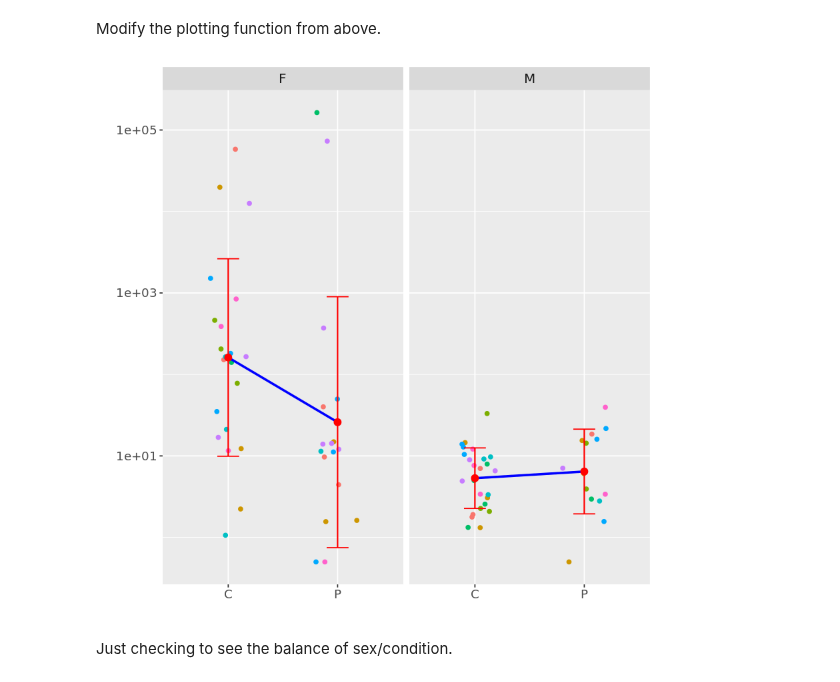
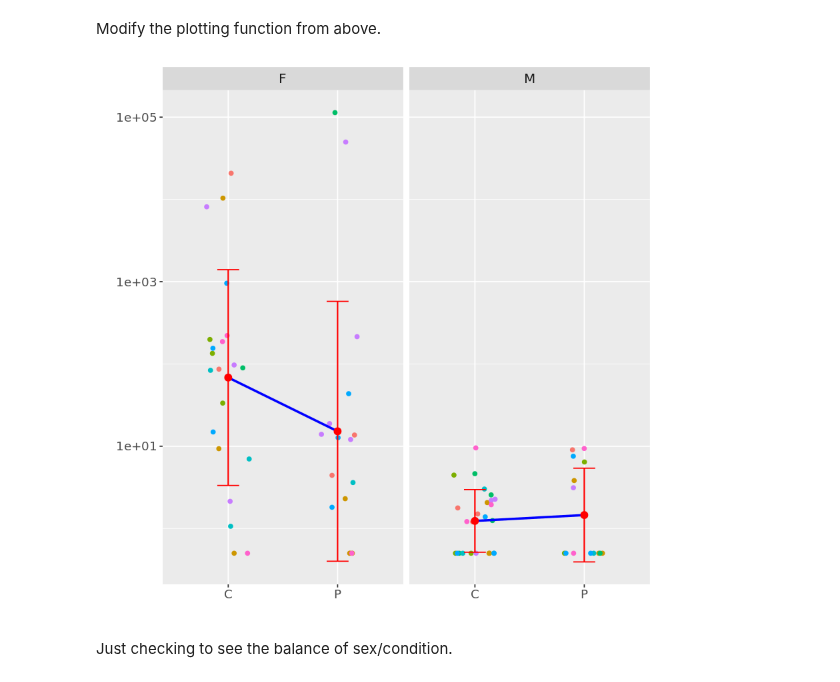
Before and after one commit to tepoltlab/RhithroLoxo_DE, a Jupyter notebook: juptyer_notebooks/DESeq2_RhithroLoxo.ipynb, the cells around one changed output. Saved outputs shown, nothing was run; the diff lists cells and outputs as text; code cells hidden in the pictures.

```diff
--- a/juptyer_notebooks/DESeq2_RhithroLoxo.ipynb
+++ b/juptyer_notebooks/DESeq2_RhithroLoxo.ipynb
@@ -811,9 +811,9 @@ easy_plotCounts_sex <- function(ID){
         scale_y_log10()
 }
 # %%
-easy_plotCounts_sex("TRINITY_DN6370_c0_g1_i4")
+easy_plotCounts_sex("TRINITY_DN1343_c0_g1_i1")
 # %% [output]
-[figure, old version]
+[figure, new version]
 # %% [markdown]
 Just checking to see the balance of sex/condition.
 # %%
```
Also changed, not shown: 4 other files.
